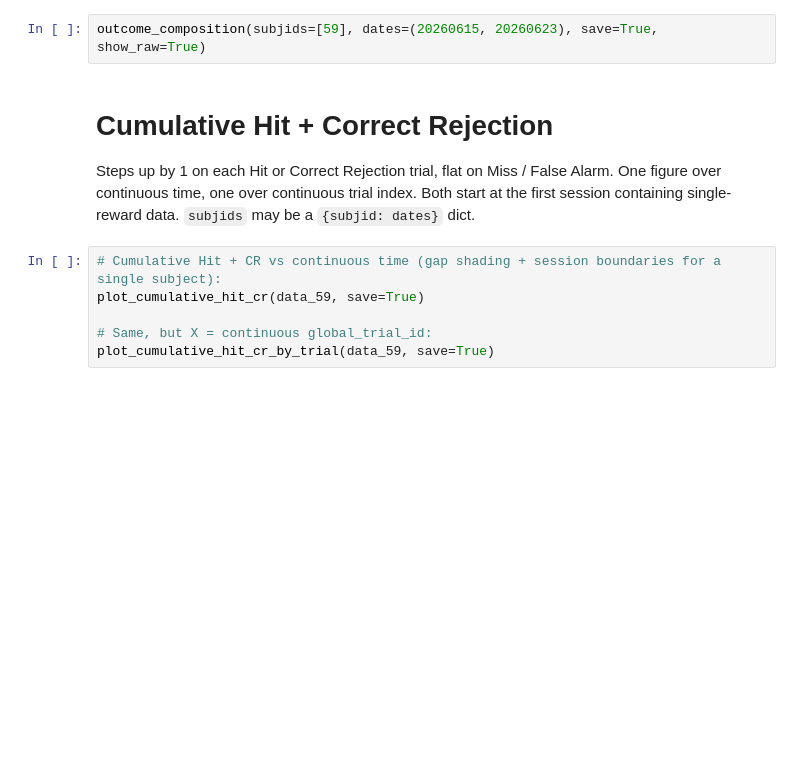
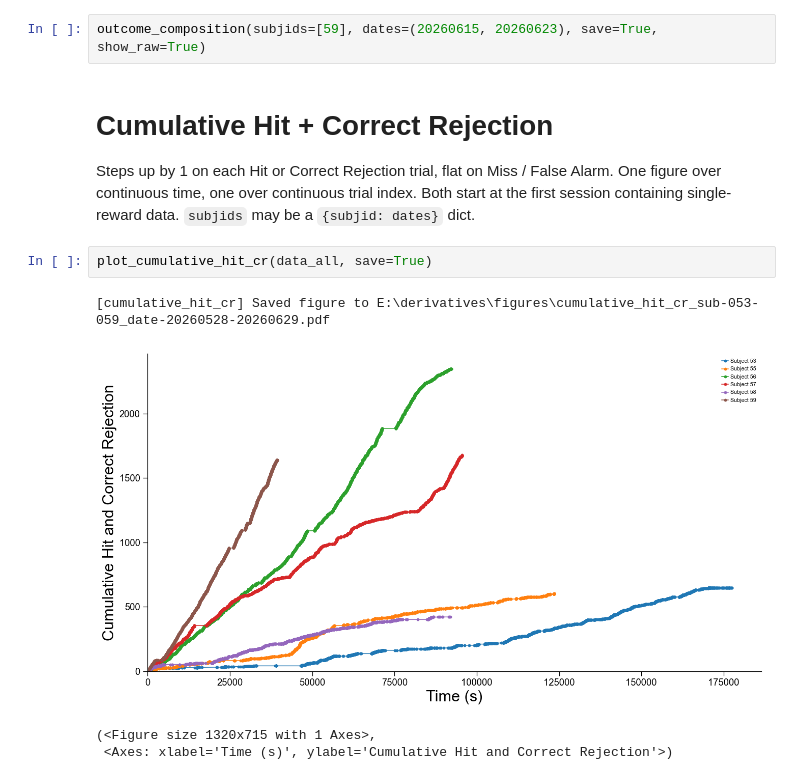
Before and after one commit to SainsburyWellcomeCentre/hypnose-analysis, a Jupyter notebook: notebooks/sing_rew_visualization.ipynb, the cells around one changed output. Saved outputs shown, nothing was run; the diff lists cells and outputs as text; blank space fills up the shorter version.

```diff
--- a/notebooks/sing_rew_visualization.ipynb
+++ b/notebooks/sing_rew_visualization.ipynb
@@ -64,10 +67,13 @@ outcome_composition(subjids=[59], dates=(20260615, 20260623), save=True, show_ra
 # %% [markdown]
 # Cumulative Hit + Correct Rejection
 
-Steps up by 1 on each Hit or Correct Rejection trial, flat on Miss / False Alarm. One figure over continuous time, one over continuous trial index. Both start at the first session containing single-reward data. `subjids` may be a `{subjid: dates}` dict.
+Steps up by 1 on each Hit or Correct Rejection trial, flat on Miss / False Alarm.
+One figure over continuous time, one over continuous trial index. Both start at the
+first session containing single-reward data. `subjids` may be a `{subjid: dates}` dict.
-# %%
-# Cumulative Hit + CR vs continuous time (gap shading + session boundaries for a single subject):
-plot_cumulative_hit_cr(data_59, save=True)
-
-# Same, but X = continuous global_trial_id:
-plot_cumulative_hit_cr_by_trial(data_59, save=True)
+# %%
+plot_cumulative_hit_cr(data_all, save=True)
+# %% [output]
+[cumulative_hit_cr] Saved figure to E:\derivatives\figures\cumulative_hit_cr_sub-053-059_date-20260528-20260629.pdf
+[figure, added]
+(<Figure size 1320x715 with 1 Axes>,
+ <Axes: xlabel='Time (s)', ylabel='Cumulative Hit and Correct Rejection'>)
```
Also changed, not shown: parts of 3 cells of this notebook, 4 other files.
